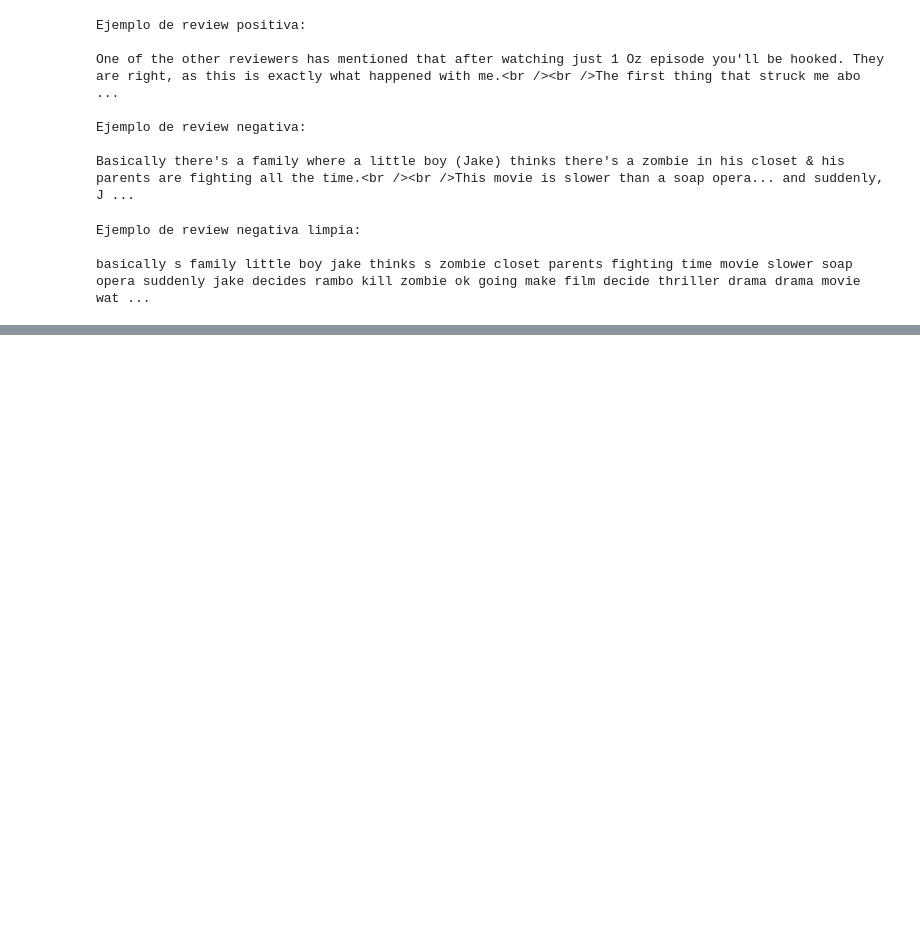
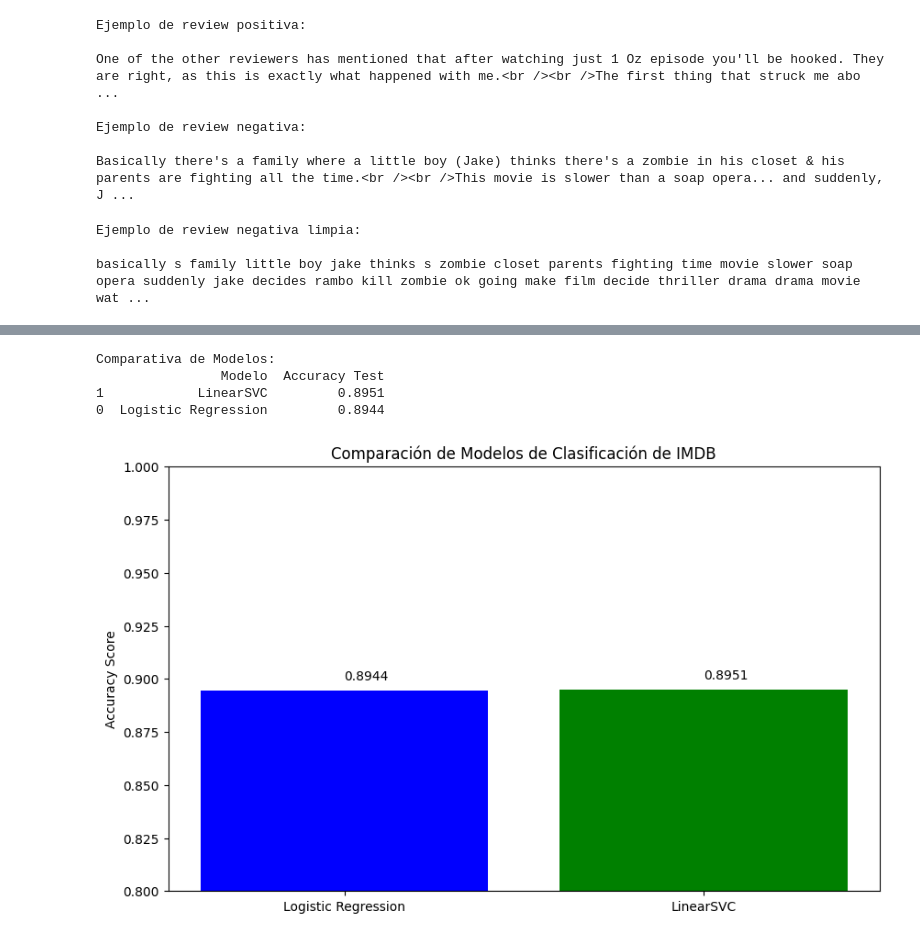
Before and after one commit to freddygl3/proyecto_aprendizaje_automatico, a Jupyter notebook: Proyecto_Aprendizaje.ipynb, the cells around one changed output, grey strips where cells are left out. Drawn from its saved outputs; the diff is of its cells as text; code cells hidden in the pictures; blank space fills up the shorter version.

```diff
--- a/Proyecto_Aprendizaje.ipynb
+++ b/Proyecto_Aprendizaje.ipynb
@@ -180,0 +229,28 @@ weighted avg       0.89      0.89      0.89     10000
+# %%
+import pandas as pd
+
+# Crear un resumen de los resultados
+resultados = {
+    'Modelo': ['Logistic Regression', 'LinearSVC'],
+    'Accuracy Test': [accuracy_score(y_test, y_pred), acc_svm]
+}
+
+df_comparativo = pd.DataFrame(resultados)
+print("Comparativa de Modelos:")
+print(df_comparativo.sort_values(by='Accuracy Test', ascending=False))
+
+# Gráfico de barras para la presentación
+plt.figure(figsize=(10, 6))
+plt.bar(df_comparativo['Modelo'], df_comparativo['Accuracy Test'], color=['blue', 'green', 'orange'])
+plt.ylim(0.8, 1.0) # Ajustar para ver mejor las diferencias
+plt.ylabel('Accuracy Score')
+plt.title('Comparación de Modelos de Clasificación de IMDB')
+for i, val in enumerate(df_comparativo['Accuracy Test']):
+    plt.text(i, val + 0.005, f'{val:.4f}')
+plt.show()
+# %% [output]
+Comparativa de Modelos:
+                Modelo  Accuracy Test
+1            LinearSVC         0.8951
+0  Logistic Regression         0.8944
+[figure, added]
```
Also changed, not shown: parts of 4 cells of this notebook.
